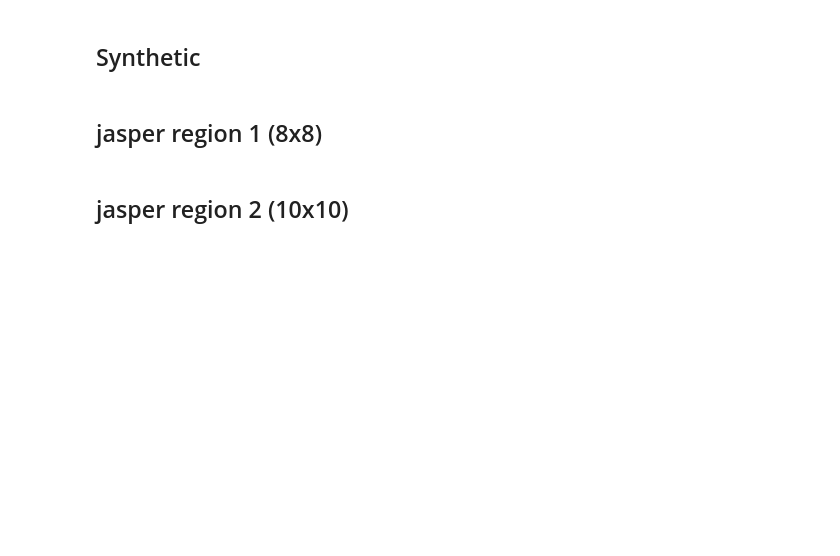
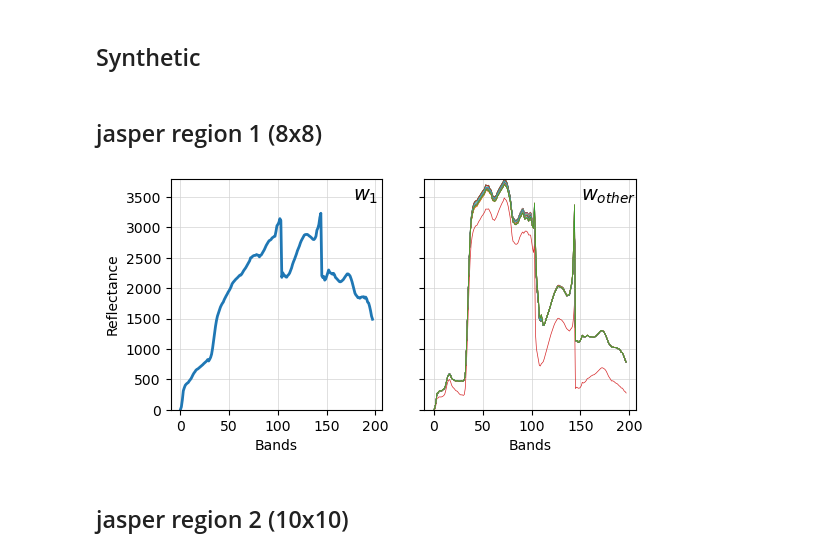
Before and after one commit to waqasbinhamed/sonnmf, a Jupyter notebook: experimental/notebooks/plots for article.ipynb, the cells around one changed output. Drawn from its saved outputs; the diff is of its cells as text; code cells hidden in the pictures; blank space fills up the shorter version.

```diff
--- a/experimental/notebooks/plots for article.ipynb
+++ b/experimental/notebooks/plots for article.ipynb
@@ -265,38 +254,42 @@ plt.savefig('../for_article/synthetic_r8_iterations.pdf')
 # %% [markdown]
 ## jasper region 1 (8x8)
 # %%
-W, H, fscores, gscores, hscores, total_scores = load_results('../saved_models/jasper_region_1/r64_l40000_g10000_it2000.npz')
+r = 64
+_lam = 40000
+_gamma = 10000
+max_iters = 2000
+
+W, H, fscores, gscores, hscores, total_scores = load_results(f'../saved_models/jasper_region_1/r{r}_l{_lam}_g{_gamma}_it{max_iters}.npz')
 # %%
 # plt.imshow(np.corrcoef(W, rowvar=False), 'gray')
 # plt.colorbar()
 # plt.tight_layout()
 # %%
 unique_idxs = [17]
-unique_labels = ['soil']
-other_idxs = [x for x in range(64) if x not in unique_idxs]
+other_idxs = [x for x in range(r) if x not in unique_idxs]
 # %%
 wmin, wmax = np.min(W), np.max(W)
 
 
 fig, axs = plt.subplots(1, len(unique_idxs) + 1, figsize=(6, 3), sharex=True, sharey=True)
 axs = axs.ravel()
 
 
 for cnt, ax in enumerate(axs):
     if cnt == 0:
         ax.set_ylabel('Reflectance')
     ax.set_xlabel('Bands')
     ax.set_ylim([min(0, wmin), wmax])
     ax.grid(which='both', linewidth=0.5, color='lightgrey')
 
 
 for ax_idx, w_idx in enumerate(unique_idxs):
     axs[ax_idx].plot(W[:, w_idx], linewidth=2)
-    axs[ax_idx].set_title(f'$w_{{{w_idx}}}$', fontsize=14, x=0.92, y=0.87)
+    axs[ax_idx].set_title(f'$w_{{{w_idx + 1}}}$', fontsize=14, x=0.92, y=0.87) # indexing from 1
 
 axs[-1].plot(W[:, other_idxs], linewidth=0.5)
 axs[-1].set_title('$w_{{{other}}}$', fontsize=14, x=0.87, y=0.87)
 
-# Adjust layout and display plot
-plt.tight_layout()
-plt.savefig('../for_article/jasper_region_1_w_overlapped.pdf')
+plt.savefig('../for_article/jasper_region_1_w_overlapped.pdf', bbox_inches='tight')
+# %% [output]
+[figure, added]
```
Also changed, not shown: parts of 49 cells of this notebook, 45 other files.
